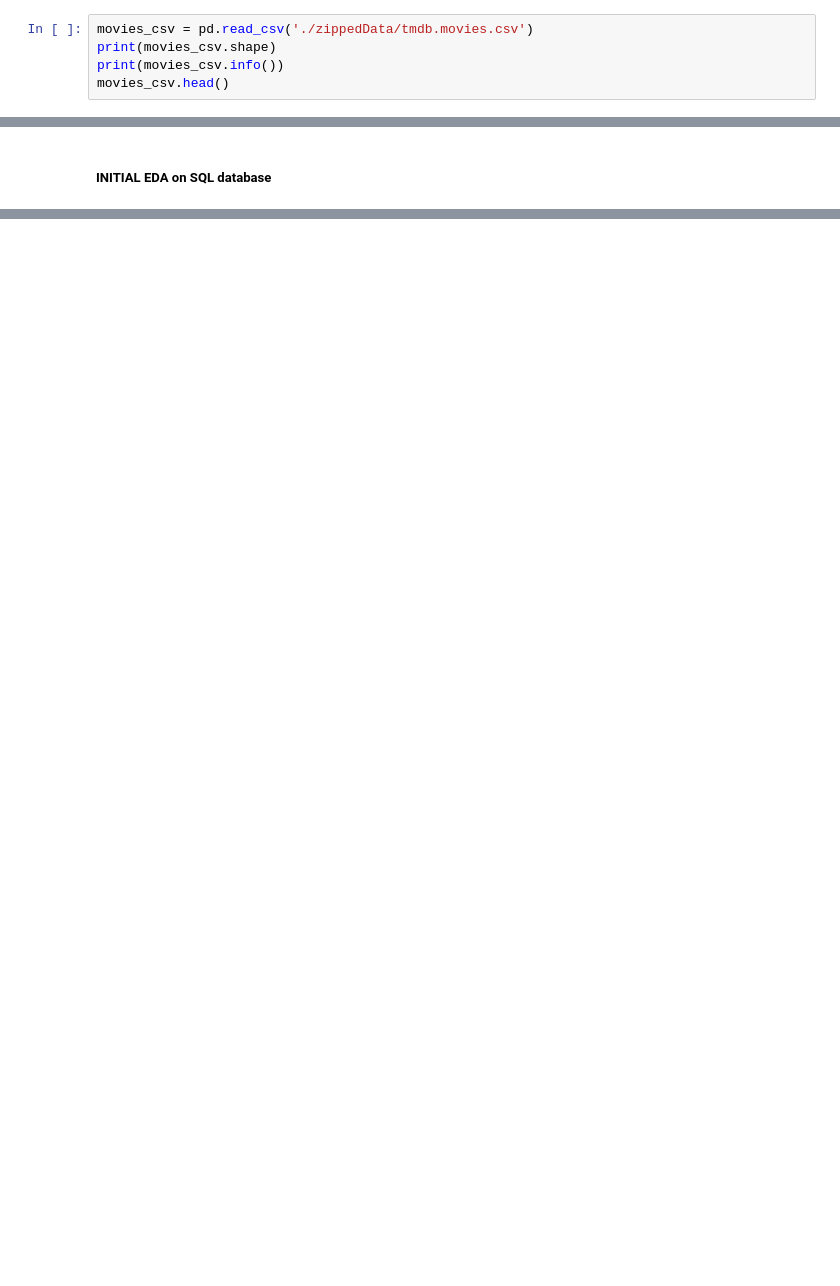
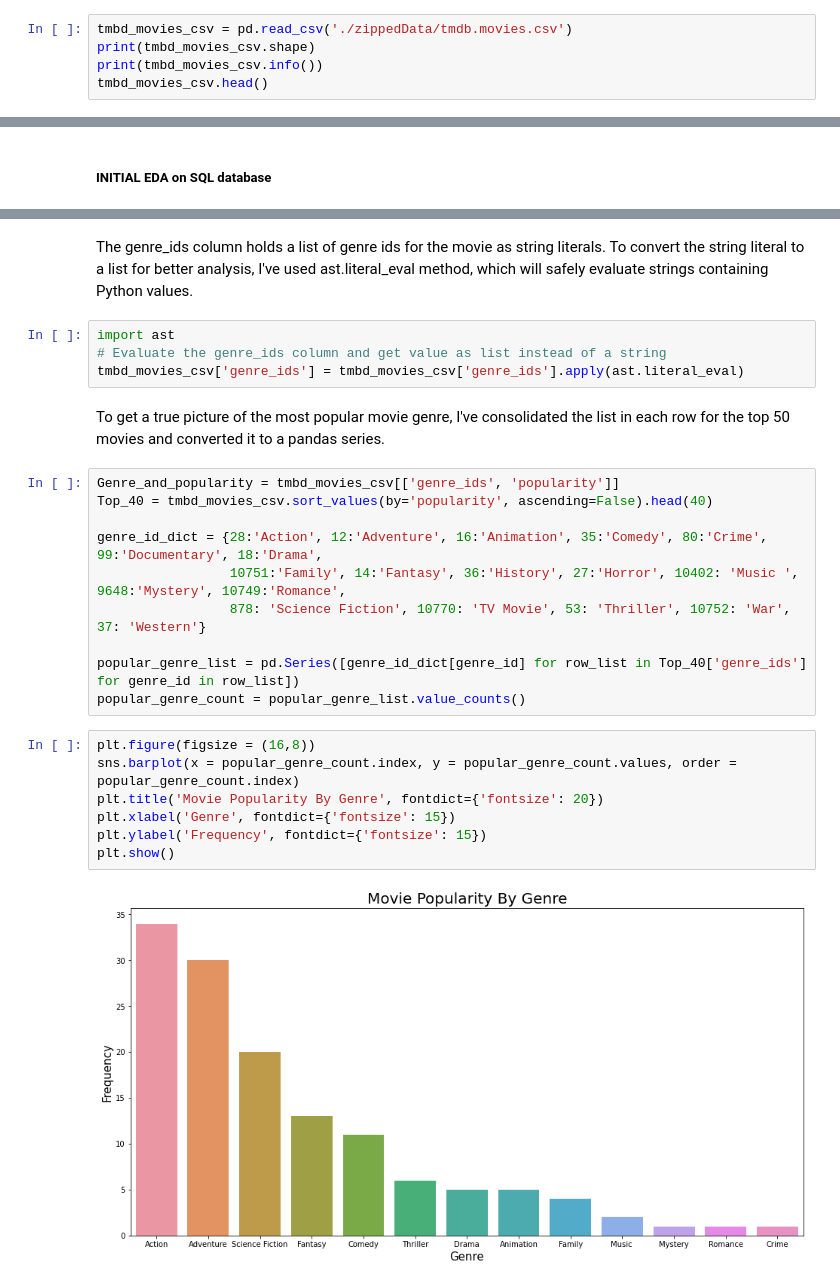
Before and after one commit to joakimTI/MOVIE-STUDIO-DATA-ANALYSIS, a Jupyter notebook: student.ipynb, the cells around one changed output, grey strips where cells are left out. Cells and saved outputs as stored; diff of their text form; blank space fills up the shorter version.

Commit message:
First Insight - popularity by genre

```diff
--- a/student.ipynb
+++ b/student.ipynb
@@ -26,10 +26,10 @@ import sqlite3
 
 First EDA on CSV files. Get the shape, first five rows, columns and data types held in each column.
 # %%
-movies_csv = pd.read_csv('./zippedData/tmdb.movies.csv')
-print(movies_csv.shape)
-print(movies_csv.info())
-movies_csv.head()
+tmbd_movies_csv = pd.read_csv('./zippedData/tmdb.movies.csv')
+print(tmbd_movies_csv.shape)
+print(tmbd_movies_csv.info())
+tmbd_movies_csv.head()
 # %% [output]
 (26517, 10)
 <class 'pandas.core.frame.DataFrame'>
@@ -188,0 +209,27 @@ df
+# %% [markdown]
+The genre_ids column holds a list of genre ids for the movie as string literals. To convert the string literal to a list for better analysis, I've used ast.literal_eval method, which will safely evaluate strings containing Python values.
+# %%
+import ast
+# Evaluate the genre_ids column and get value as list instead of a string
+tmbd_movies_csv['genre_ids'] = tmbd_movies_csv['genre_ids'].apply(ast.literal_eval)
+# %% [markdown]
+To get a true picture of the most popular movie genre, I've consolidated the list in each row for the top 50 movies and converted it to a pandas series.
+# %%
+Genre_and_popularity = tmbd_movies_csv[['genre_ids', 'popularity']]
+Top_40 = tmbd_movies_csv.sort_values(by='popularity', ascending=False).head(40)
+
+genre_id_dict = {28:'Action', 12:'Adventure', 16:'Animation', 35:'Comedy', 80:'Crime', 99:'Documentary', 18:'Drama',
+                 10751:'Family', 14:'Fantasy', 36:'History', 27:'Horror', 10402: 'Music ', 9648:'Mystery', 10749:'Romance',
+                 878: 'Science Fiction', 10770: 'TV Movie', 53: 'Thriller', 10752: 'War', 37: 'Western'}
+
+popular_genre_list = pd.Series([genre_id_dict[genre_id] for row_list in Top_40['genre_ids'] for genre_id in row_list])
+popular_genre_count = popular_genre_list.value_counts()
+# %%
+plt.figure(figsize = (16,8))
+sns.barplot(x = popular_genre_count.index, y = popular_genre_count.values, order = popular_genre_count.index)
+plt.title('Movie Popularity By Genre', fontdict={'fontsize': 20})
+plt.xlabel('Genre', fontdict={'fontsize': 15})
+plt.ylabel('Frequency', fontdict={'fontsize': 15})
+plt.show()
+# %% [output]
+[figure, added]
```
Also changed, not shown: parts of 7 cells of this notebook.
